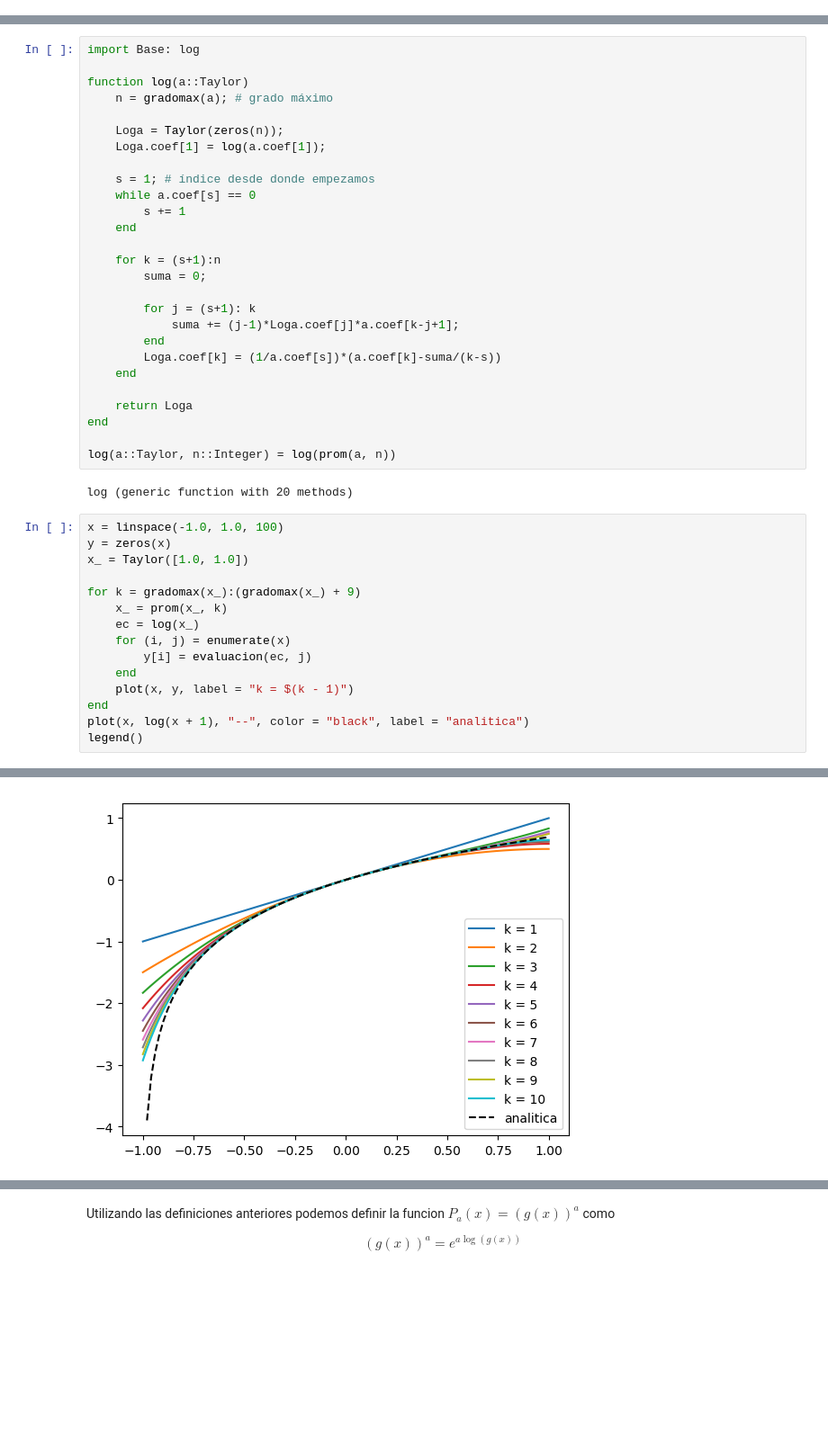
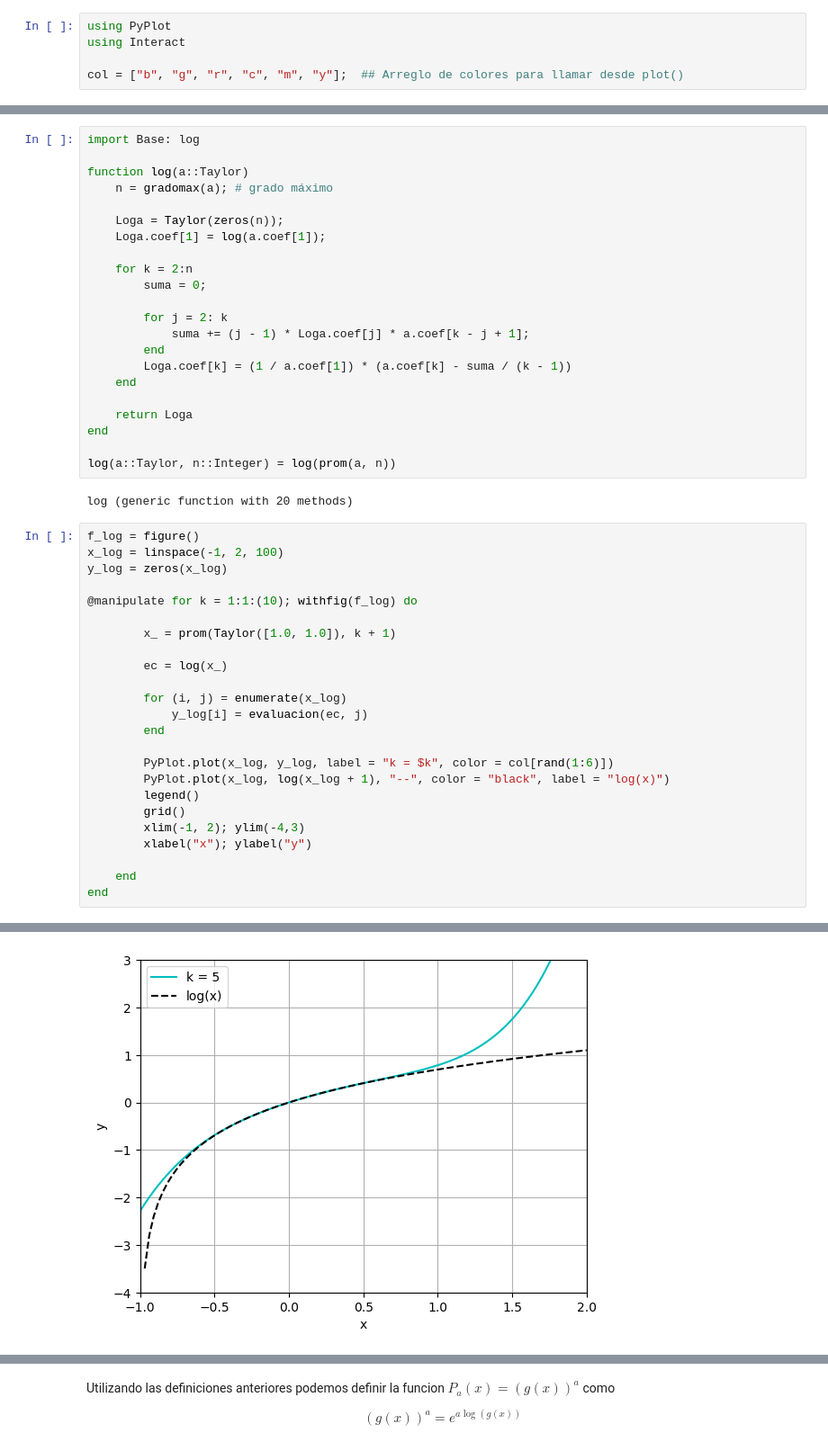
Before and after one commit to lbenet/2017-2_TSFisComputacional-1, a Jupyter notebook: tareas/Ruben/Tarea5.ipynb, the cells around one changed output, grey strips where cells are left out. Shown at 90% size. Cells and saved outputs as stored; diff of their text form; blank space fills up the shorter version.

Commit message:
se implementa Interact.jl

```diff
--- a/tareas/Ruben/Tarea5.ipynb
+++ b/tareas/Ruben/Tarea5.ipynb
@@ -0,0 +1,5 @@
+# %%
+using PyPlot
+using Interact
+
+col = ["b", "g", "r", "c", "m", "y"];  ## Arreglo de colores para llamar desde plot()
@@ -263,18 +274,13 @@ function log(a::Taylor)
     Loga = Taylor(zeros(n));
     Loga.coef[1] = log(a.coef[1]);
 
-    s = 1; # índice desde donde empezamos
-    while a.coef[s] == 0
-        s += 1
-    end
-
-    for k = (s+1):n
+    for k = 2:n
         suma = 0;
 
-        for j = (s+1): k
-            suma += (j-1)*Loga.coef[j]*a.coef[k-j+1];
+        for j = 2: k
+            suma += (j - 1) * Loga.coef[j] * a.coef[k - j + 1];
         end
-        Loga.coef[k] = (1/a.coef[s])*(a.coef[k]-suma/(k-s))
+        Loga.coef[k] = (1 / a.coef[1]) * (a.coef[k] - suma / (k - 1))
     end
 
     return Loga
@@ -284,18 +290,27 @@ log(a::Taylor, n::Integer) = log(prom(a, n))
 # %% [output]
 log (generic function with 20 methods)
 # %%
-x = linspace(-1.0, 1.0, 100)
-y = zeros(x)
-x_ = Taylor([1.0, 1.0])
+f_log = figure()
+x_log = linspace(-1, 2, 100)
+y_log = zeros(x_log)
 
-for k = gradomax(x_):(gradomax(x_) + 9)
-    x_ = prom(x_, k)
-    ec = log(x_)
-    for (i, j) = enumerate(x)
-        y[i] = evaluacion(ec, j)
+@manipulate for k = 1:1:(10); withfig(f_log) do
+
+        x_ = prom(Taylor([1.0, 1.0]), k + 1)
+
+        ec = log(x_)
+
+        for (i, j) = enumerate(x_log)
+            y_log[i] = evaluacion(ec, j)
+        end
+
+        PyPlot.plot(x_log, y_log, label = "k = $k", color = col[rand(1:6)])
+        PyPlot.plot(x_log, log(x_log + 1), "--", color = "black", label = "log(x)")
+        legend()
+        grid()
+        xlim(-1, 2); ylim(-4,3)
+        xlabel("x"); ylabel("y")
+
     end
-    plot(x, y, label = "k = $(k - 1)")
 end
-plot(x, log(x + 1), "--", color = "black", label = "analitica")
-legend()
 # %% [output]
@@ -302 +318 @@ legend()
-[figure, old version]
+[figure, new version]
```
Also changed, not shown: parts of 11 cells of this notebook.
